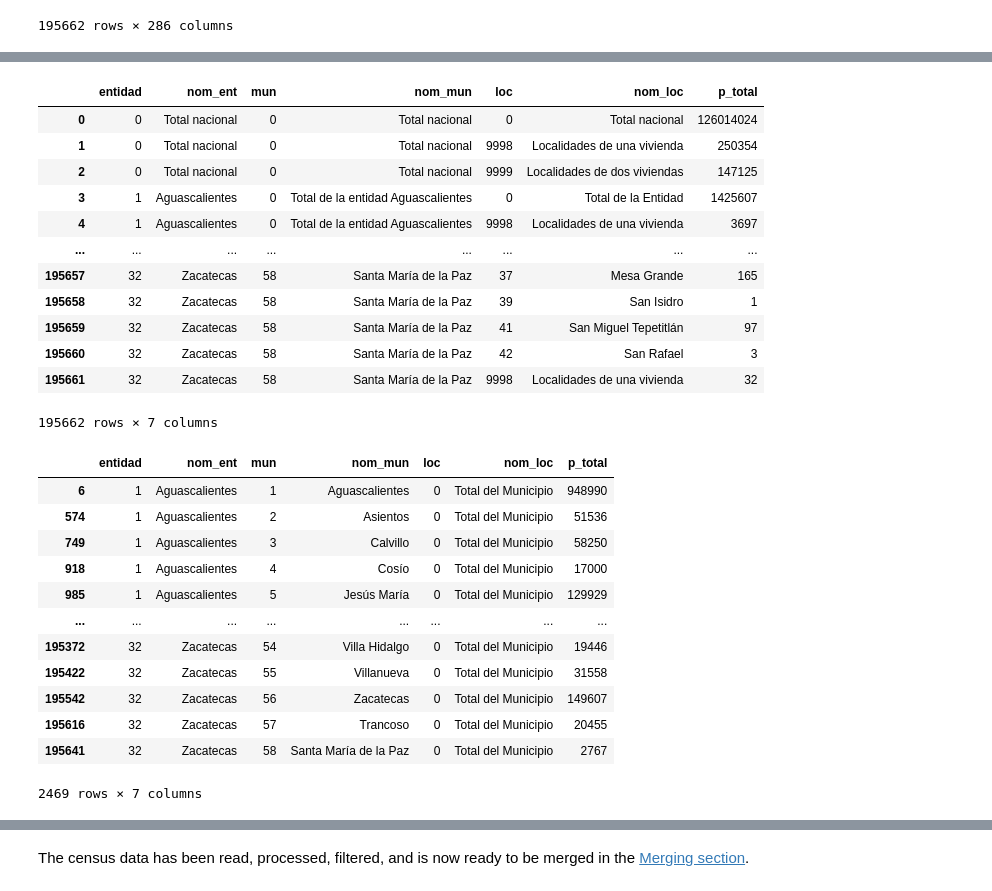
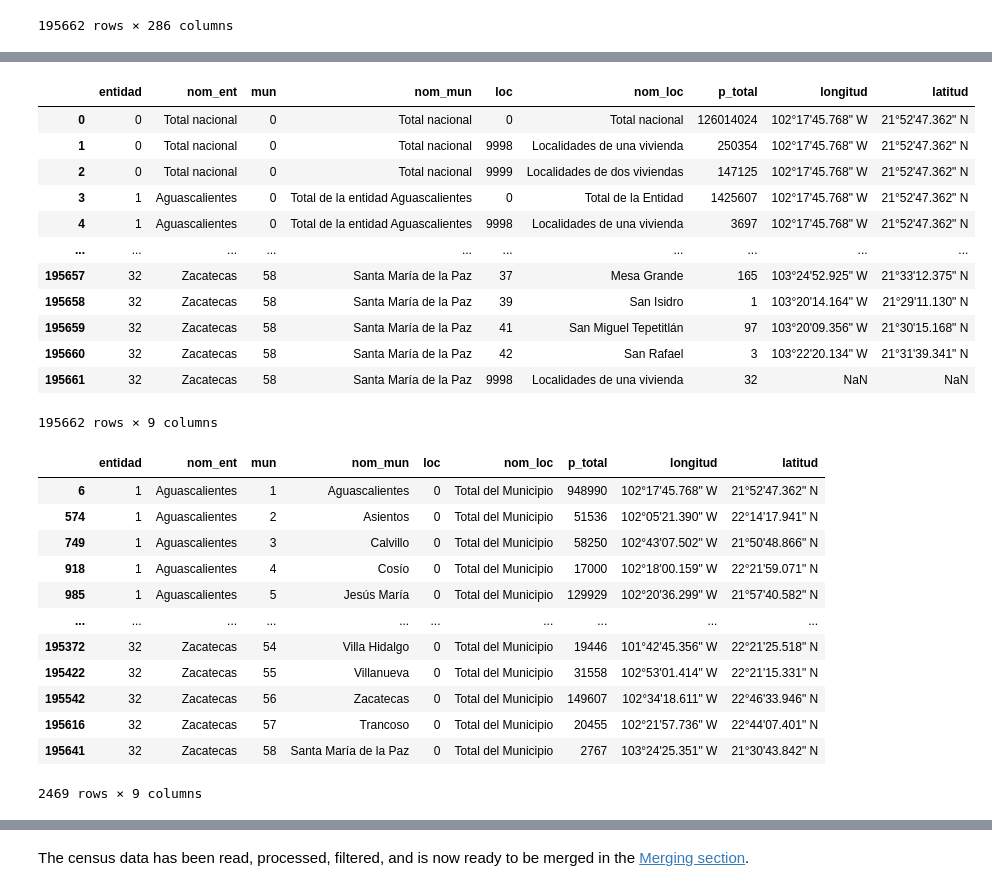
Before and after one commit to SrGitQ/geodata-analysis, a Jupyter notebook: exp/analysis_doc.ipynb, the cells around one changed output, grey strips where cells are left out. Saved outputs shown, nothing was run; the diff lists cells and outputs as text; code cells hidden in the pictures.

```diff
--- a/exp/analysis_doc.ipynb
+++ b/exp/analysis_doc.ipynb
@@ -396,6 +403,6 @@ df_2020
 195662 rows × 286 columns
 # %%
 # Select only the necessary columns
-df_2020 = df_2020[['ENTIDAD', 'NOM_ENT', 'MUN', 'NOM_MUN', 'LOC', 'NOM_LOC', 'POBTOT']]
+df_2020 = df_2020[['ENTIDAD', 'NOM_ENT', 'MUN', 'NOM_MUN', 'LOC', 'NOM_LOC', 'POBTOT', 'LONGITUD', 'LATITUD']]
 df_2020
 # %% [output]
@@ -414,0 +422,3 @@ df_2020
+# %%
+df_2020['LATITUD'] = df_2020['LATITUD'].fillna(method='backfill')
+df_2020['LONGITUD'] = df_2020['LONGITUD'].fillna(method='backfill')
@@ -415,39 +436,39 @@ df_2020
 # %%
 # Rename the column pobtot to p_total
-df_2020.columns = ['entidad', 'nom_ent', 'mun', 'nom_mun', 'loc', 'nom_loc', 'p_total']
+df_2020.columns = ['entidad', 'nom_ent', 'mun', 'nom_mun', 'loc', 'nom_loc', 'p_total', 'longitud', 'latitud']
 df_2020
 # %% [output]
-|  | entidad | nom_ent | mun | nom_mun | loc | nom_loc | p_total |
-| 0 | 0 | Total nacional | 0 | Total nacional | 0 | Total nacional | 126014024 |
-| 1 | 0 | Total nacional | 0 | Total nacional | 9998 | Localidades de una vivienda | 250354 |
-| 2 | 0 | Total nacional | 0 | Total nacional | 9999 | Localidades de dos viviendas | 147125 |
-| 3 | 1 | Aguascalientes | 0 | Total de la entidad Aguascalientes | 0 | Total de la Entidad | 1425607 |
-| 4 | 1 | Aguascalientes | 0 | Total de la entidad Aguascalientes | 9998 | Localidades de una vivienda | 3697 |
-| ... | ... | ... | ... | ... | ... | ... | ... |
-| 195657 | 32 | Zacatecas | 58 | Santa María de la Paz | 37 | Mesa Grande | 165 |
-| 195658 | 32 | Zacatecas | 58 | Santa María de la Paz | 39 | San Isidro | 1 |
-| 195659 | 32 | Zacatecas | 58 | Santa María de la Paz | 41 | San Miguel Tepetitlán | 97 |
-| 195660 | 32 | Zacatecas | 58 | Santa María de la Paz | 42 | San Rafael | 3 |
-| 195661 | 32 | Zacatecas | 58 | Santa María de la Paz | 9998 | Localidades de una vivienda | 32 |
+|  | entidad | nom_ent | mun | nom_mun | loc | nom_loc | p_total | longitud | latitud |
+| 0 | 0 | Total nacional | 0 | Total nacional | 0 | Total nacional | 126014024 | 102°17'45.768" W | 21°52'47.362" N |
+| 1 | 0 | Total nacional | 0 | Total nacional | 9998 | Localidades de una vivienda | 250354 | 102°17'45.768" W | 21°52'47.362" N |
+| 2 | 0 | Total nacional | 0 | Total nacional | 9999 | Localidades de dos viviendas | 147125 | 102°17'45.768" W | 21°52'47.362" N |
+| 3 | 1 | Aguascalientes | 0 | Total de la entidad Aguascalientes | 0 | Total de la Entidad | 1425607 | 102°17'45.768" W | 21°52'47.362" N |
+| 4 | 1 | Aguascalientes | 0 | Total de la entidad Aguascalientes | 9998 | Localidades de una vivienda | 3697 | 102°17'45.768" W | 21°52'47.362" N |
+| ... | ... | ... | ... | ... | ... | ... | ... | ... | ... |
+| 195657 | 32 | Zacatecas | 58 | Santa María de la Paz | 37 | Mesa Grande | 165 | 103°24'52.925" W | 21°33'12.375" N |
+| 195658 | 32 | Zacatecas | 58 | Santa María de la Paz | 39 | San Isidro | 1 | 103°20'14.164" W | 21°29'11.130" N |
+| 195659 | 32 | Zacatecas | 58 | Santa María de la Paz | 41 | San Miguel Tepetitlán | 97 | 103°20'09.356" W | 21°30'15.168" N |
+| 195660 | 32 | Zacatecas | 58 | Santa María de la Paz | 42 | San Rafael | 3 | 103°22'20.134" W | 21°31'39.341" N |
+| 195661 | 32 | Zacatecas | 58 | Santa María de la Paz | 9998 | Localidades de una vivienda | 32 | NaN | NaN |
-195662 rows × 7 columns
+195662 rows × 9 columns
 # %%
 # 2020 total pob
 df_2020_simplied = df_2020.query('nom_loc.str.contains("Total del Municipio")')#[['nom_mun', 'p_total']]
 df_2020_simplied
 # %% [output]
-|  | entidad | nom_ent | mun | nom_mun | loc | nom_loc | p_total |
-| 6 | 1 | Aguascalientes | 1 | Aguascalientes | 0 | Total del Municipio | 948990 |
-| 574 | 1 | Aguascalientes | 2 | Asientos | 0 | Total del Municipio | 51536 |
-| 749 | 1 | Aguascalientes | 3 | Calvillo | 0 | Total del Municipio | 58250 |
-| 918 | 1 | Aguascalientes | 4 | Cosío | 0 | Total del Municipio | 17000 |
-| 985 | 1 | Aguascalientes | 5 | Jesús María | 0 | Total del Municipio | 129929 |
-| ... | ... | ... | ... | ... | ... | ... | ... |
-| 195372 | 32 | Zacatecas | 54 | Villa Hidalgo | 0 | Total del Municipio | 19446 |
-| 195422 | 32 | Zacatecas | 55 | Villanueva | 0 | Total del Municipio | 31558 |
-| 195542 | 32 | Zacatecas | 56 | Zacatecas | 0 | Total del Municipio | 149607 |
-| 195616 | 32 | Zacatecas | 57 | Trancoso | 0 | Total del Municipio | 20455 |
-| 195641 | 32 | Zacatecas | 58 | Santa María de la Paz | 0 | Total del Municipio | 2767 |
+|  | entidad | nom_ent | mun | nom_mun | loc | nom_loc | p_total | longitud | latitud |
+| 6 | 1 | Aguascalientes | 1 | Aguascalientes | 0 | Total del Municipio | 948990 | 102°17'45.768" W | 21°52'47.362" N |
+| 574 | 1 | Aguascalientes | 2 | Asientos | 0 | Total del Municipio | 51536 | 102°05'21.390" W | 22°14'17.941" N |
+| 749 | 1 | Aguascalientes | 3 | Calvillo | 0 | Total del Municipio | 58250 | 102°43'07.502" W | 21°50'48.866" N |
+| 918 | 1 | Aguascalientes | 4 | Cosío | 0 | Total del Municipio | 17000 | 102°18'00.159" W | 22°21'59.071" N |
+| 985 | 1 | Aguascalientes | 5 | Jesús María | 0 | Total del Municipio | 129929 | 102°20'36.299" W | 21°57'40.582" N |
+| ... | ... | ... | ... | ... | ... | ... | ... | ... | ... |
+| 195372 | 32 | Zacatecas | 54 | Villa Hidalgo | 0 | Total del Municipio | 19446 | 101°42'45.356" W | 22°21'25.518" N |
+| 195422 | 32 | Zacatecas | 55 | Villanueva | 0 | Total del Municipio | 31558 | 102°53'01.414" W | 22°21'15.331" N |
+| 195542 | 32 | Zacatecas | 56 | Zacatecas | 0 | Total del Municipio | 149607 | 102°34'18.611" W | 22°46'33.946" N |
+| 195616 | 32 | Zacatecas | 57 | Trancoso | 0 | Total del Municipio | 20455 | 102°21'57.736" W | 22°44'07.401" N |
+| 195641 | 32 | Zacatecas | 58 | Santa María de la Paz | 0 | Total del Municipio | 2767 | 103°24'25.351" W | 21°30'43.842" N |
-2469 rows × 7 columns
+2469 rows × 9 columns
 # %%
 df_2020_simplied['CVEGEO'] = df_2020_simplied.apply(lambda x:f'{str(x["entidad"]).zfill(2)}{str(x["mun"]).zfill(3)}', axis=1)
 df_2020_simplied
```
Also changed, not shown: parts of 57 cells of this notebook, 2 other files.
